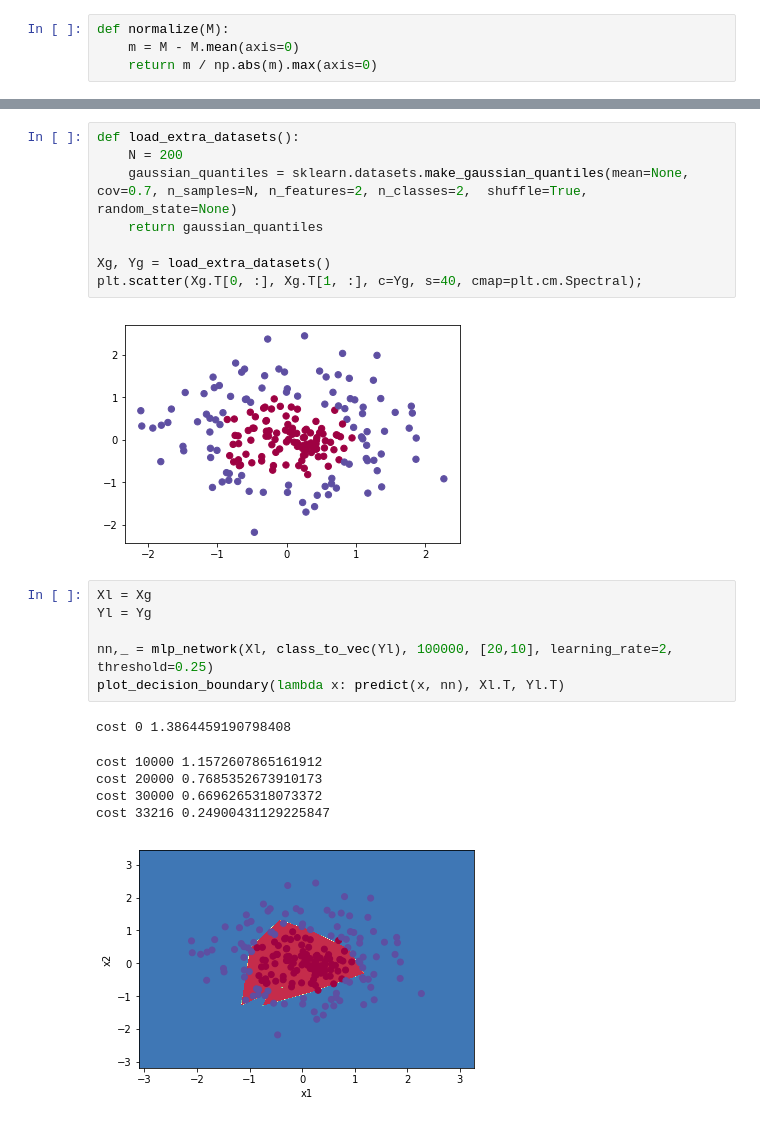
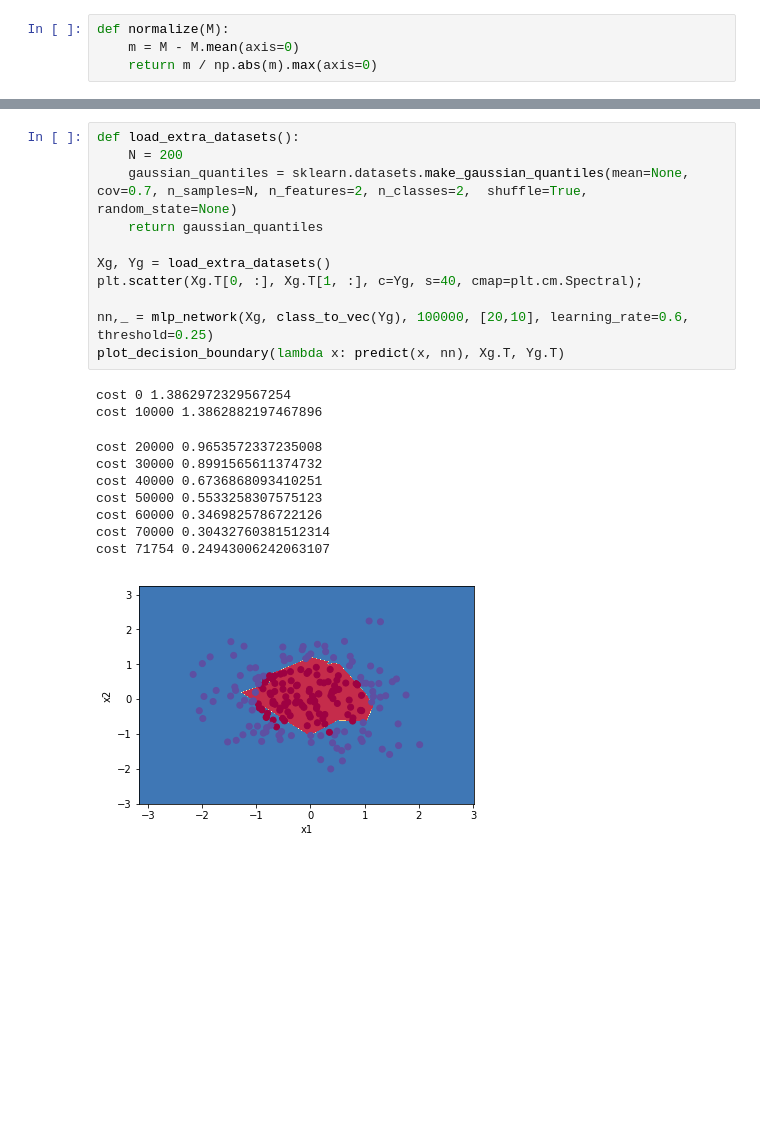
Before and after one commit to mkuzmik/neural-networks, a Jupyter notebook: mlp.ipynb, the cells around one changed output, grey strips where cells are left out. Drawn from its saved outputs; the diff is of its cells as text; blank space fills up the shorter version.

```diff
--- a/mlp.ipynb
+++ b/mlp.ipynb
@@ -382,23 +396,22 @@ plot_decision_boundary(lambda x: predict(x, nn), Xl.T, Yl.T)
 # %%
 def load_extra_datasets():
     N = 200
     gaussian_quantiles = sklearn.datasets.make_gaussian_quantiles(mean=None, cov=0.7, n_samples=N, n_features=2, n_classes=2,  shuffle=True, random_state=None)
     return gaussian_quantiles
 
 Xg, Yg = load_extra_datasets()
 plt.scatter(Xg.T[0, :], Xg.T[1, :], c=Yg, s=40, cmap=plt.cm.Spectral);
+
+nn,_ = mlp_network(Xg, class_to_vec(Yg), 100000, [20,10], learning_rate=0.6, threshold=0.25)
+plot_decision_boundary(lambda x: predict(x, nn), Xg.T, Yg.T)
 # %% [output]
+cost 0 1.3862972329567254
+cost 10000 1.3862882197467896
+cost 20000 0.9653572337235008
+cost 30000 0.8991565611374732
+cost 40000 0.6736868093410251
+cost 50000 0.5533258307575123
+cost 60000 0.3469825786722126
+cost 70000 0.30432760381512314
+cost 71754 0.24943006242063107
-[figure, old version]
+[figure, new version]
-# %%
-Xl = Xg
-Yl = Yg
-
-nn,_ = mlp_network(Xl, class_to_vec(Yl), 100000, [20,10], learning_rate=2, threshold=0.25)
-plot_decision_boundary(lambda x: predict(x, nn), Xl.T, Yl.T)
-# %% [output]
-cost 0 1.3864459190798408
-cost 10000 1.1572607865161912
-cost 20000 0.7685352673910173
-cost 30000 0.6696265318073372
-cost 33216 0.24900431129225847
-[figure, removed]
```
Also changed, not shown: parts of 5 cells of this notebook.
